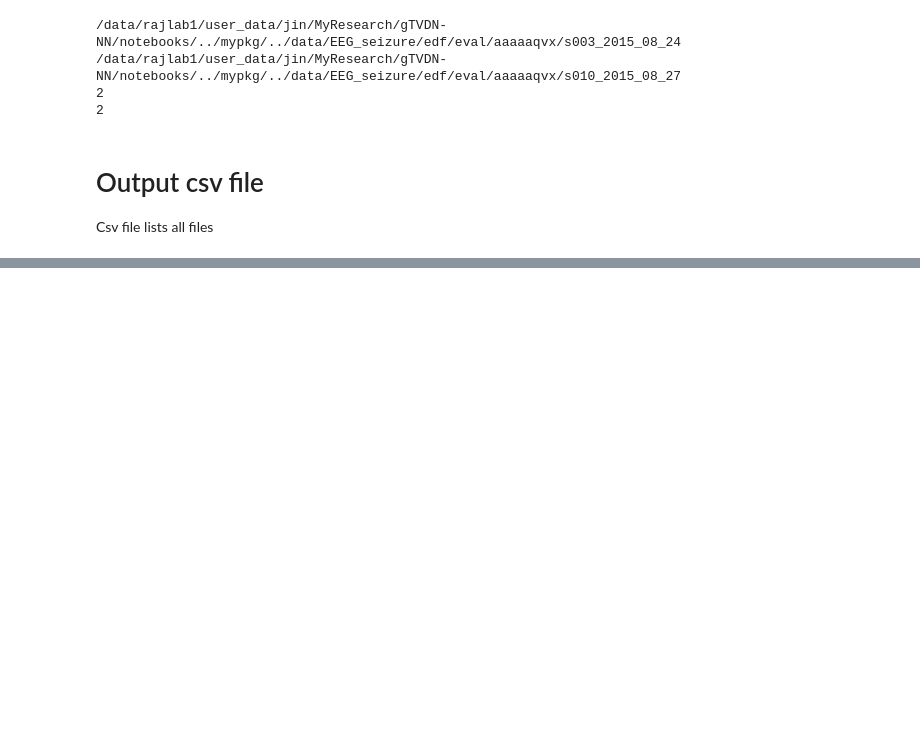
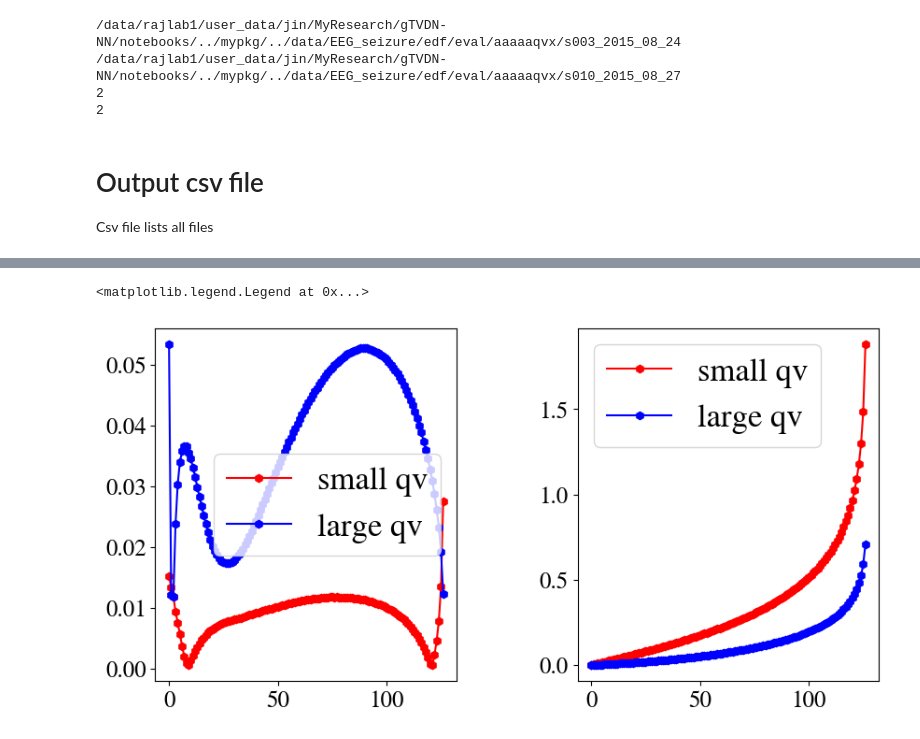
Before and after one commit to JINhuaqing/EEG-sz-det_dev, a Jupyter notebook: notebooks/TUHEEG_clean.ipynb, the cells around one changed output, grey strips where cells are left out. Saved outputs shown, nothing was run; the diff lists cells and outputs as text; code cells hidden in the pictures; blank space fills up the shorter version.

```diff
--- a/notebooks/TUHEEG_clean.ipynb
+++ b/notebooks/TUHEEG_clean.ipynb
@@ -298,0 +329,43 @@ for ix in train_data_loader:
+# %%
+qv = 0.95
+vec_heal = np.concatenate([robust_EEG_rescale(train_data[f"sub{idx}"].flatten(), np.quantile(np.abs(train_data[f"sub{idx}"]), [qv]))
+                           for idx in heal_idxs]);
+vec_heal_test = np.concatenate([robust_EEG_rescale(train_data[f"sub{idx}"].flatten(), np.quantile(np.abs(train_data[f"sub{idx}"]), [qv]))
+                                for idx in heal_idxs_test]);
+vec_heal_abs = np.abs(vec_heal);
+vec_heal_test_abs = np.abs(vec_heal_test);
+cut_heal = np.quantile(vec_heal_abs, qs)
+cut_heal_test = np.quantile(vec_heal_test_abs, qs)
+
+diff1 = np.abs(cut_heal - cut_heal_test)/(cut_heal+cut_heal_test)/2;
+cut_heal1 = cut_heal;
+# %%
+qv = 0.998
+vec_heal = np.concatenate([
+    robust_EEG_rescale(train_data[f"sub{idx}"].flatten(), np.quantile(np.abs(train_data[f"sub{idx}"]), [qv]))
+    #robust_EEG_rescale(train_data[f"sub{idx}"].flatten(), np.abs(train_data[f"sub{idx}"]).max())
+                           for idx in heal_idxs]);
+vec_heal_test = np.concatenate([
+    robust_EEG_rescale(train_data[f"sub{idx}"].flatten(), np.quantile(np.abs(train_data[f"sub{idx}"]), [qv]))
+    #robust_EEG_rescale(train_data[f"sub{idx}"].flatten(), np.abs(train_data[f"sub{idx}"]).max())
+                                for idx in heal_idxs_test]);
+vec_heal_abs = np.abs(vec_heal);
+vec_heal_test_abs = np.abs(vec_heal_test);
+cut_heal = np.quantile(vec_heal_abs, qs)
+cut_heal_test = np.quantile(vec_heal_test_abs, qs)
+
+diff2 = np.abs(cut_heal - cut_heal_test)/(cut_heal+cut_heal_test)/2;
+cut_heal2 = cut_heal;
+# %%
+plt.subplot(121)
+plt.plot(diff1, "h-r", label="small qv")
+plt.plot(diff2, "h-b", label="large qv")
+plt.legend()
+
+plt.subplot(122)
+plt.plot(cut_heal1, "h-r", label="small qv")
+plt.plot(cut_heal2, "h-b", label="large qv")
+plt.legend()
+# %% [output]
+<matplotlib.legend.Legend at 0x...>
+[figure, added]
```
Also changed, not shown: parts of 58 cells of this notebook, 36 other files.
